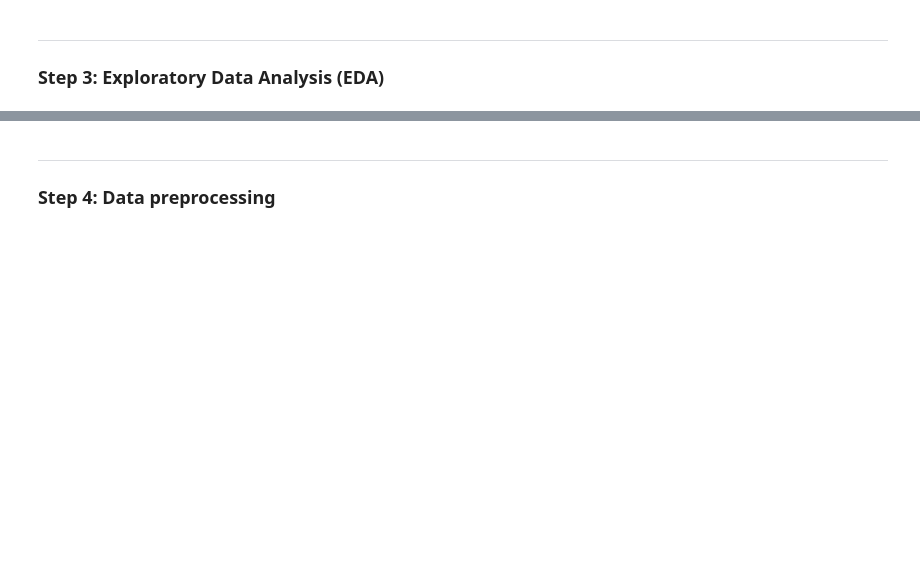
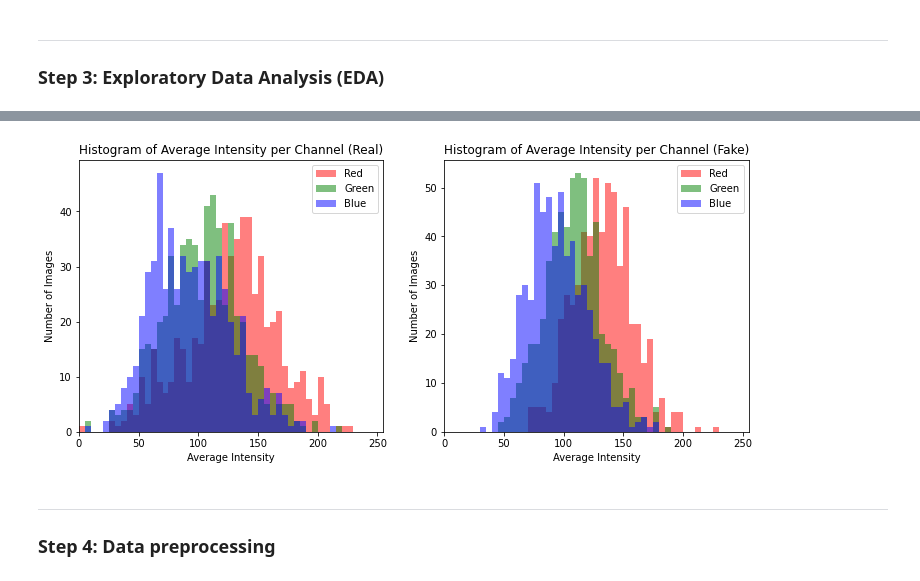
Before and after one commit to hkk261/w207-final-project, a Jupyter notebook: main.ipynb, the cells around one changed output, grey strips where cells are left out. Saved outputs shown, nothing was run; the diff lists cells and outputs as text; code cells hidden in the pictures; blank space fills up the shorter version.

```diff
--- a/main.ipynb
+++ b/main.ipynb
@@ -190,29 +226,31 @@ plt.show()
 # %%
 # Average Per channel (RGB)
 
-avg_per_channel_real = [img.mean(axis=(0, 1)) for img in np.array(real_images)]
-avg_per_channel_fake = [img.mean(axis=(0, 1)) for img in np.array(fake_images)]
+avg_per_channel_real = [np.array(img).mean(axis=(0, 1)) for img in np.array(real_images)]
+avg_per_channel_fake = [np.array(img).mean(axis=(0, 1)) for img in np.array(fake_images)]
 
 fig, axs = plt.subplots(1, 2, figsize=(12, 5))
 
 axs[0].hist([arr[0] for arr in avg_per_channel_real], bins=range(0, 256+5, 5), color='red', alpha=0.5, label='Red')
 axs[0].hist([arr[1] for arr in avg_per_channel_real], bins=range(0, 256+5, 5), color='green', alpha=0.5, label='Green')
 axs[0].hist([arr[2] for arr in avg_per_channel_real], bins=range(0, 256+5, 5), color='blue', alpha=0.5, label='Blue')
 axs[0].set_title("Histogram of Average Intensity per Channel (Real)")
 axs[0].set_xlabel("Average Intensity")
 axs[0].set_ylabel("Number of Images")
 axs[0].set_xlim(0,255)
 axs[0].legend()
 
 axs[1].hist([arr[0] for arr in avg_per_channel_fake], bins=range(0, 256+5, 5), color='red', alpha=0.5, label='Red')
 axs[1].hist([arr[1] for arr in avg_per_channel_fake], bins=range(0, 256+5, 5), color='green', alpha=0.5, label='Green')
 axs[1].hist([arr[2] for arr in avg_per_channel_fake], bins=range(0, 256+5, 5), color='blue', alpha=0.5, label='Blue')
 axs[1].set_title("Histogram of Average Intensity per Channel (Fake)")
 axs[1].set_xlabel("Average Intensity")
 axs[1].set_ylabel("Number of Images")
 axs[1].set_xlim(0,255)
 axs[1].legend()
 plt.show()
+# %% [output]
+[figure, added]
 # %% [markdown]
 ---
 ### Step 4: Data preprocessing
```
Also changed, not shown: parts of 18 cells of this notebook.
